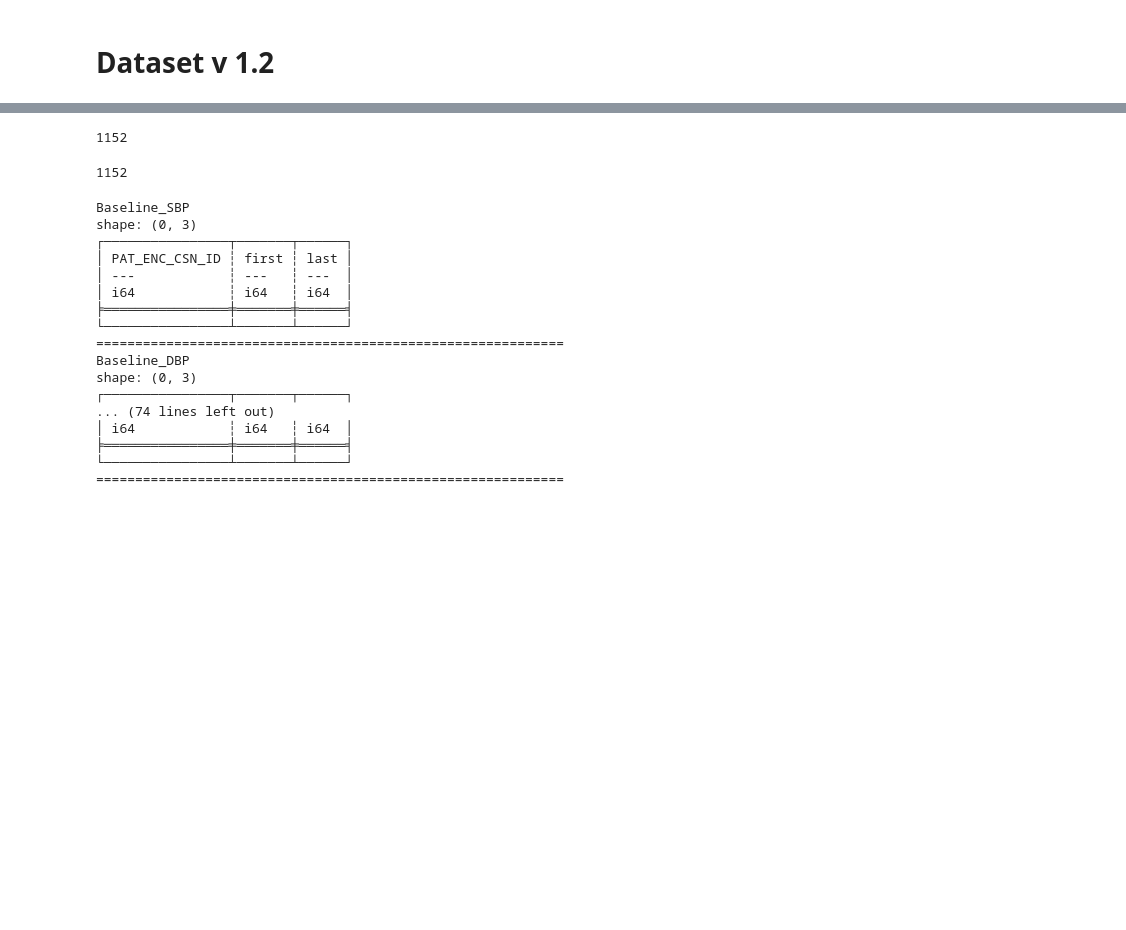
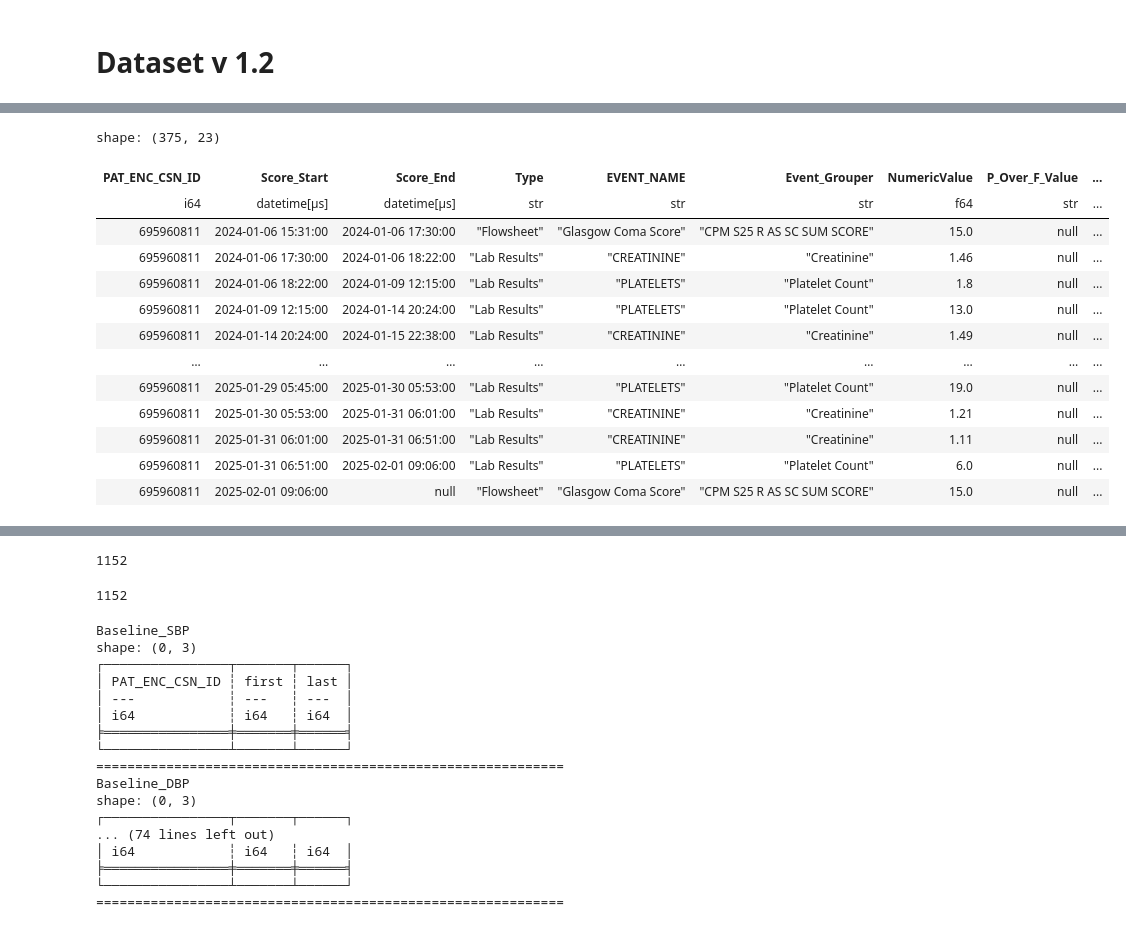
Before and after one commit to UTSW-CIC/Sepsis-Analysis, a Jupyter notebook: notebooks/00_eda.ipynb, the cells around one changed output, grey strips where cells are left out. Saved outputs shown, nothing was run; the diff lists cells and outputs as text; code cells hidden in the pictures; blank space fills up the shorter version.

```diff
--- a/notebooks/00_eda.ipynb
+++ b/notebooks/00_eda.ipynb
@@ -146,0 +700,52 @@ lf_all = lf_all.with_columns(
+# %%
+df_sofa = pl.read_csv("../data/raw_data_new/SOFA Scores - 1.13.26.csv", null_values=["null", "Null", "NULL", 'none'])
+# %%
+df_sofa_subset = df_sofa.select(
+    "EncounterEpicCsn",
+    "Score_Start",
+    "Score_End",
+    "Type",
+    "Event_Name",
+    "Event_Grouper",
+    "NumericValue",
+    'P_Over_F_Value',
+    'Highest_Creatinine_in_24',
+    'Highest_Bilirubin_in_24',
+    'Lowest_Platelet_Count_in_24',
+    'Lowest_Glascow_Coma_Score_in_24',
+    'Lowest_MAP_in_24',
+    'P_over_F',
+    'Vent_Status',
+    'Platets_Score',
+    'GCS_Score',
+    'Bilirubin_Score',
+    'Cardiovascular_Score',
+    'MAP_or_Vasoactive',
+    'Creatinine_Score',
+    'SOFA'
+).rename(
+    {
+        "EncounterEpicCsn":"PAT_ENC_CSN_ID",
+        "Event_Name":"EVENT_NAME",
+    }
+)
+df_sofa_subset = cast_datetime_cols(df_sofa_subset.lazy(), ["Score_Start", "Score_End"]).collect()
+# %%
+df_sofa_subset.filter(
+    pl.col("PAT_ENC_CSN_ID")==695960811
+)
+# %% [output]
+shape: (375, 23)
+| PAT_ENC_CSN_ID | Score_Start | Score_End | Type | EVENT_NAME | Event_Grouper | NumericValue | P_Over_F_Value | ... |
+| i64 | datetime[μs] | datetime[μs] | str | str | str | f64 | str | ... |
+| 695960811 | 2024-01-06 15:31:00 | 2024-01-06 17:30:00 | "Flowsheet" | "Glasgow Coma Score" | "CPM S25 R AS SC SUM SCORE" | 15.0 | null | ... |
+| 695960811 | 2024-01-06 17:30:00 | 2024-01-06 18:22:00 | "Lab Results" | "CREATININE" | "Creatinine" | 1.46 | null | ... |
+| 695960811 | 2024-01-06 18:22:00 | 2024-01-09 12:15:00 | "Lab Results" | "PLATELETS" | "Platelet Count" | 1.8 | null | ... |
+| 695960811 | 2024-01-09 12:15:00 | 2024-01-14 20:24:00 | "Lab Results" | "PLATELETS" | "Platelet Count" | 13.0 | null | ... |
+| 695960811 | 2024-01-14 20:24:00 | 2024-01-15 22:38:00 | "Lab Results" | "CREATININE" | "Creatinine" | 1.49 | null | ... |
+| … | … | … | … | … | … | … | … | ... |
+| 695960811 | 2025-01-29 05:45:00 | 2025-01-30 05:53:00 | "Lab Results" | "PLATELETS" | "Platelet Count" | 19.0 | null | ... |
+| 695960811 | 2025-01-30 05:53:00 | 2025-01-31 06:01:00 | "Lab Results" | "CREATININE" | "Creatinine" | 1.21 | null | ... |
+| 695960811 | 2025-01-31 06:01:00 | 2025-01-31 06:51:00 | "Lab Results" | "CREATININE" | "Creatinine" | 1.11 | null | ... |
+| 695960811 | 2025-01-31 06:51:00 | 2025-02-01 09:06:00 | "Lab Results" | "PLATELETS" | "Platelet Count" | 6.0 | null | ... |
+| 695960811 | 2025-02-01 09:06:00 | null | "Flowsheet" | "Glasgow Coma Score" | "CPM S25 R AS SC SUM SCORE" | 15.0 | null | ... |
```
Also changed, not shown: parts of 41 cells of this notebook, 49 other files.
